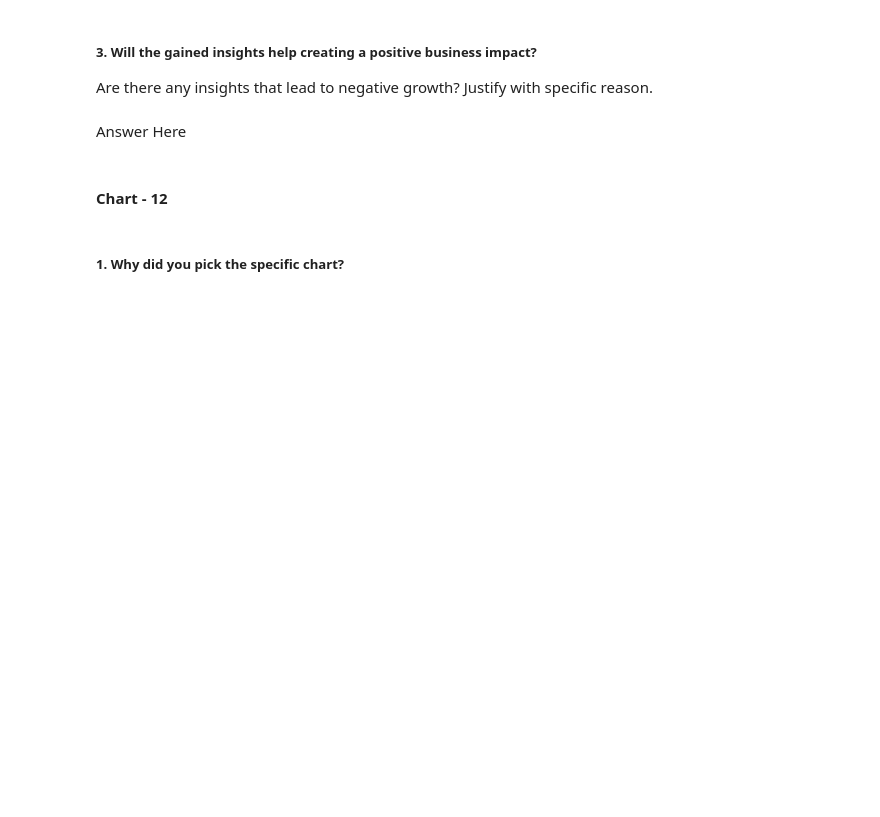
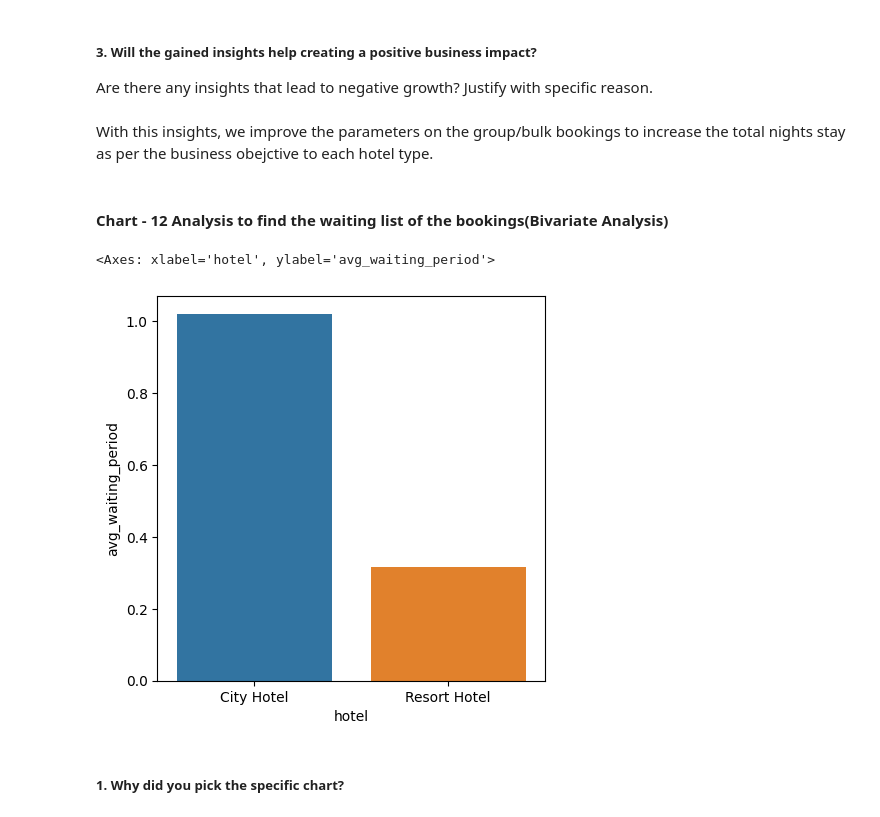
Before and after one commit to Jamal1018/EDA_Hotel_booking_analysis, a Jupyter notebook: EDA_on_Hotel_Booking_Analysis.ipynb, the cells around one changed output. Cells and saved outputs as stored; diff of their text form; code cells hidden in the pictures; blank space fills up the shorter version.

```diff
--- a/EDA_on_Hotel_Booking_Analysis.ipynb
+++ b/EDA_on_Hotel_Booking_Analysis.ipynb
@@ -961,7 +970,3 @@ Answer Here
 # %% [markdown]
 ##### 3. Will the gained insights help creating a positive business impact?
 Are there any insights that lead to negative growth? Justify with specific reason.
-# %% [markdown]
-Answer Here
-# %% [markdown]
-#### Chart - 12
@@ -970,3 +973,15 @@ Answer Here
+# %% [markdown]
+With this insights, we improve the parameters on the group/bulk bookings to increase the total nights stay as per the business obejctive to each hotel type.
+# %% [markdown]
+#### Chart - 12 Analysis to find the waiting list of the bookings(Bivariate Analysis)
+# %%
+# getting waiting list for each hotel type
+temp_df = df.groupby('hotel')['days_in_waiting_list'].agg(np.mean).reset_index().rename(columns = {'days_in_waiting_list':'avg_waiting_period'})
+plt.figure(figsize = (5,5))
+sns.barplot(x = temp_df['hotel'], y = temp_df['avg_waiting_period'] )
+# %% [output]
+<Axes: xlabel='hotel', ylabel='avg_waiting_period'>
+[figure, added]
 # %% [markdown]
 ##### 1. Why did you pick the specific chart?
 # %% [markdown]
```
Also changed, not shown: parts of 13 cells of this notebook.
